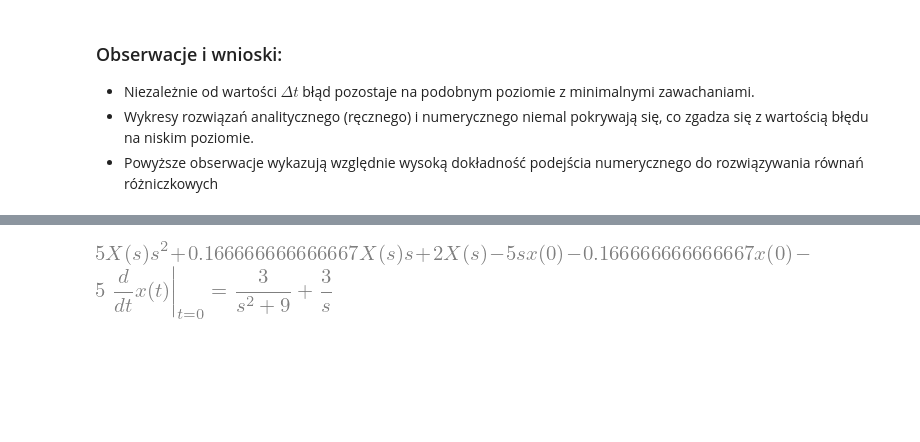
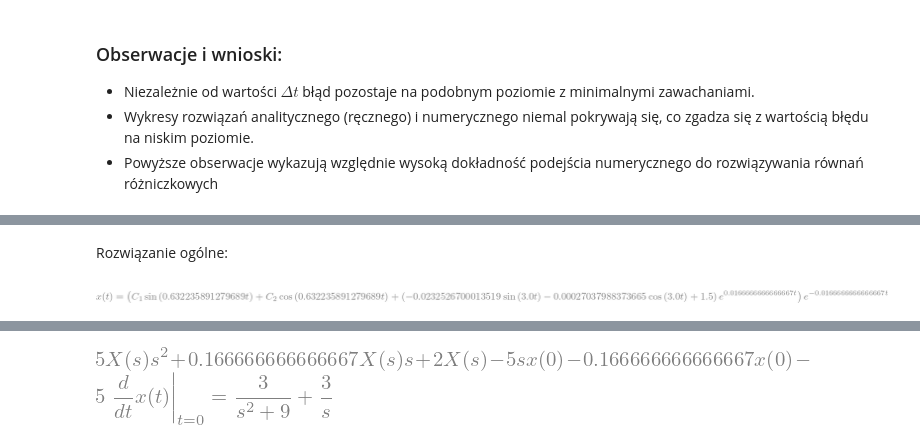
Before and after one commit to iwonieevo/TR-Projekt, a Jupyter notebook: main.ipynb, the cells around one changed output, grey strips where cells are left out. Drawn from its saved outputs; the diff is of its cells as text; code cells hidden in the pictures; blank space fills up the shorter version.

```diff
--- a/main.ipynb
+++ b/main.ipynb
@@ -278,0 +286,6 @@ plt.show()
+# %% [markdown]
+Rozwiązanie ogólne:
+# %%
+sp.dsolve(diff_eq, x_t).simplify()
+# %% [output]
+[figure, added]
```
Also changed, not shown: parts of 31 cells of this notebook.
